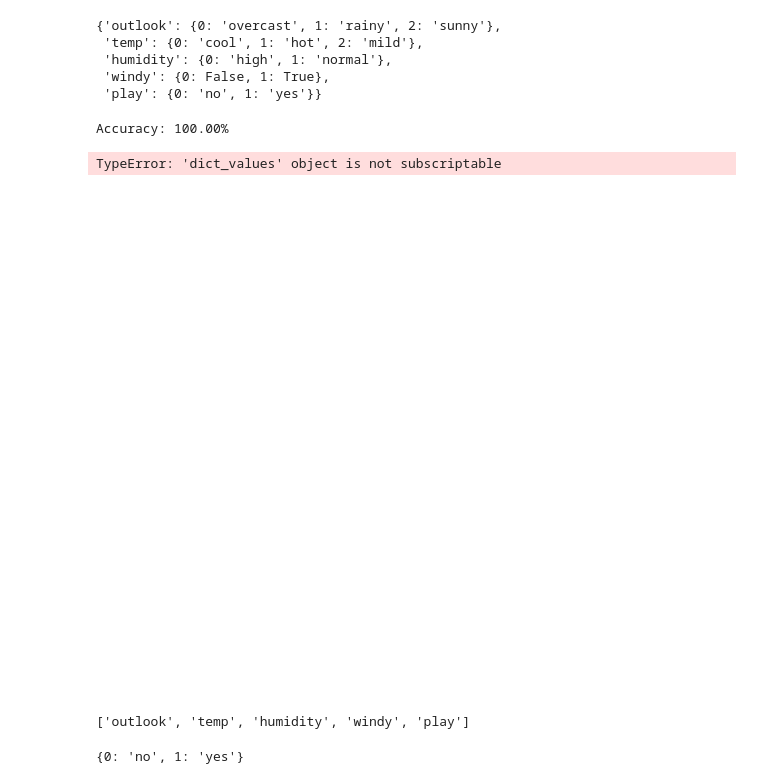
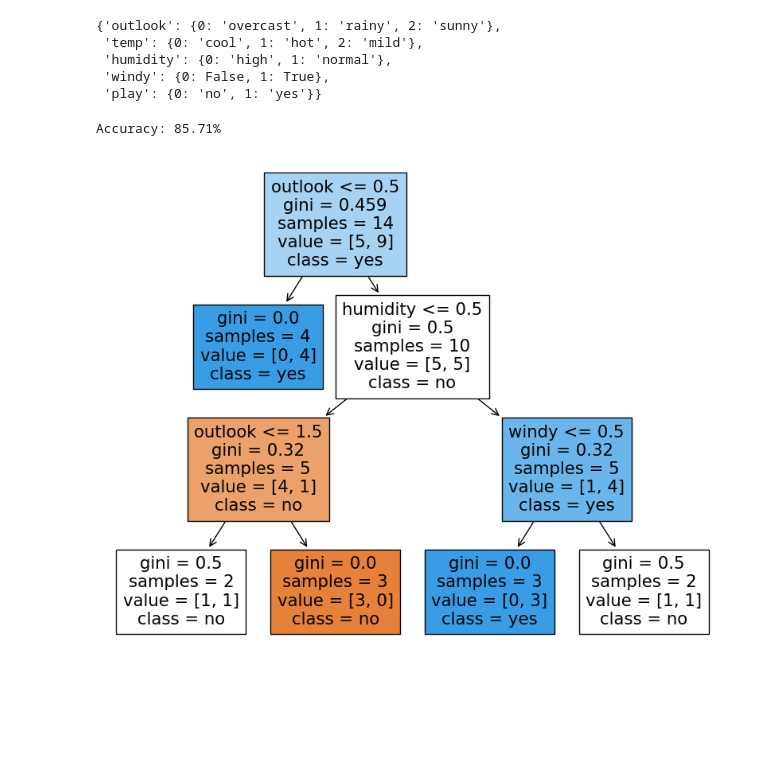
Before and after one commit to HSKayman/My_Improvement_Path, a Jupyter notebook: Data_Science_Magnimind/Machine_Learning/Trees/TreesFromScratch.ipynb, the cells around one changed output. Saved outputs shown, nothing was run; the diff lists cells and outputs as text; code cells hidden in the pictures; blank space fills up the shorter version.

```diff
--- a/Data_Science_Magnimind/Machine_Learning/Trees/TreesFromScratch.ipynb
+++ b/Data_Science_Magnimind/Machine_Learning/Trees/TreesFromScratch.ipynb
@@ -28,13 +28,3 @@ df
 | 11 | overcast | mild | high | True | yes |
 | 12 | overcast | hot | normal | False | yes |
 | 13 | rainy | mild | high | True | no |
-# %%
-df['outlook'] = df['outlook'].astype('category').cat.codes
-df['temp'] = df['temp'].astype('category').cat.codes
-df['humidity'] = df['humidity'].astype('category').cat.codes
-df['windy'] = df['windy'].astype('category').cat.codes
-df['play'] = df['play'].astype('category').cat.codes
-
-# Convert DataFrame to list of lists
-dataset = df.values.tolist()
-dataset
@@ -305,7 +272,7 @@ encoders
  'windy': {0: False, 1: True},
  'play': {0: 'no', 1: 'yes'}}
 # %%
-from sklearn.tree import DecisionTreeClassifier
+from sklearn.tree import DecisionTreeClassifier,plot_tree
 """
 criterion: Literal['gini', 'entropy', 'log_loss'] = "gini",
 splitter: Literal['best', 'random'] = "best",
@@ -321,28 +288,19 @@ class_weight: Mapping | str | Sequence[Mapping] | None = None,
 ccp_alpha: float = 0
 """
 tree = DecisionTreeClassifier(max_depth=3, min_samples_split=2, min_samples_leaf=1)
-actual = df['play']
-tree.fit(dataset, actual)
-predictions = tree.predict(dataset)
+tree.fit(df.drop('play', axis=1), df['play'])
+predictions = tree.predict(df.drop('play', axis=1))
+
 accuracy = sum(1 for i in range(len(actual)) if actual[i] == predictions[i]) / len(actual)
 print(f'Accuracy: {accuracy * 100:.2f}%')
 # %% [output]
-Accuracy: 100.00%
+Accuracy: 85.71%
 # %%
-from sklearn.tree import plot_tree
 import matplotlib.pyplot as plt
-
 plt.figure(figsize=(10, 8))
-plot_tree(tree, feature_names=columns, class_names=mapping.values(), filled=True)
+class_names = [encoders['play'][i] for i in range(len(encoders['play']))]
+feature_names = list(df.columns)
+plot_tree(tree, feature_names=feature_names, class_names=class_names, filled=True)
 plt.show()
 # %% [output]
-TypeError: 'dict_values' object is not subscriptable
-[figure, old version]
+[figure, new version]
-# %%
-columns
-# %% [output]
-['outlook', 'temp', 'humidity', 'windy', 'play']
-# %%
-mapping
-# %% [output]
-{0: 'no', 1: 'yes'}
```
Also changed, not shown: parts of 2 cells of this notebook.
